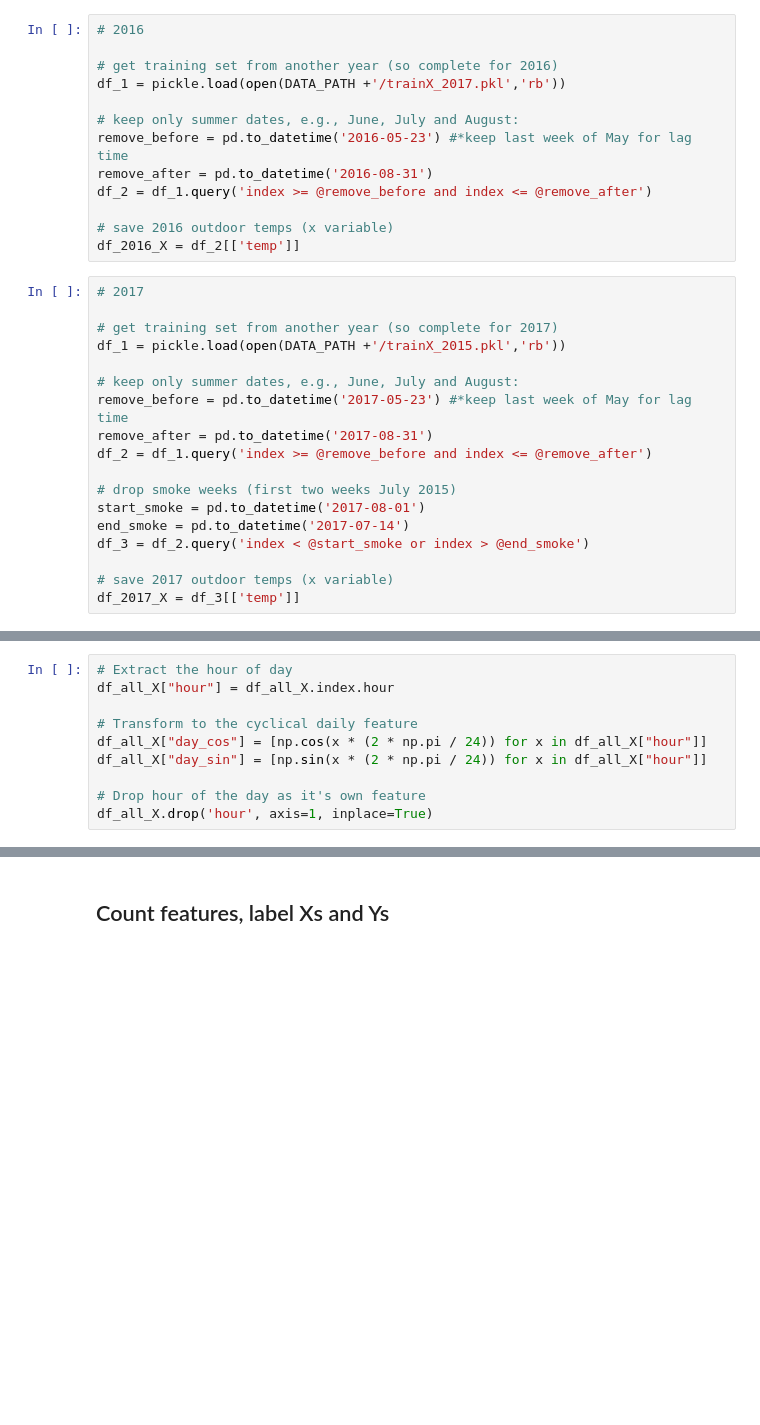
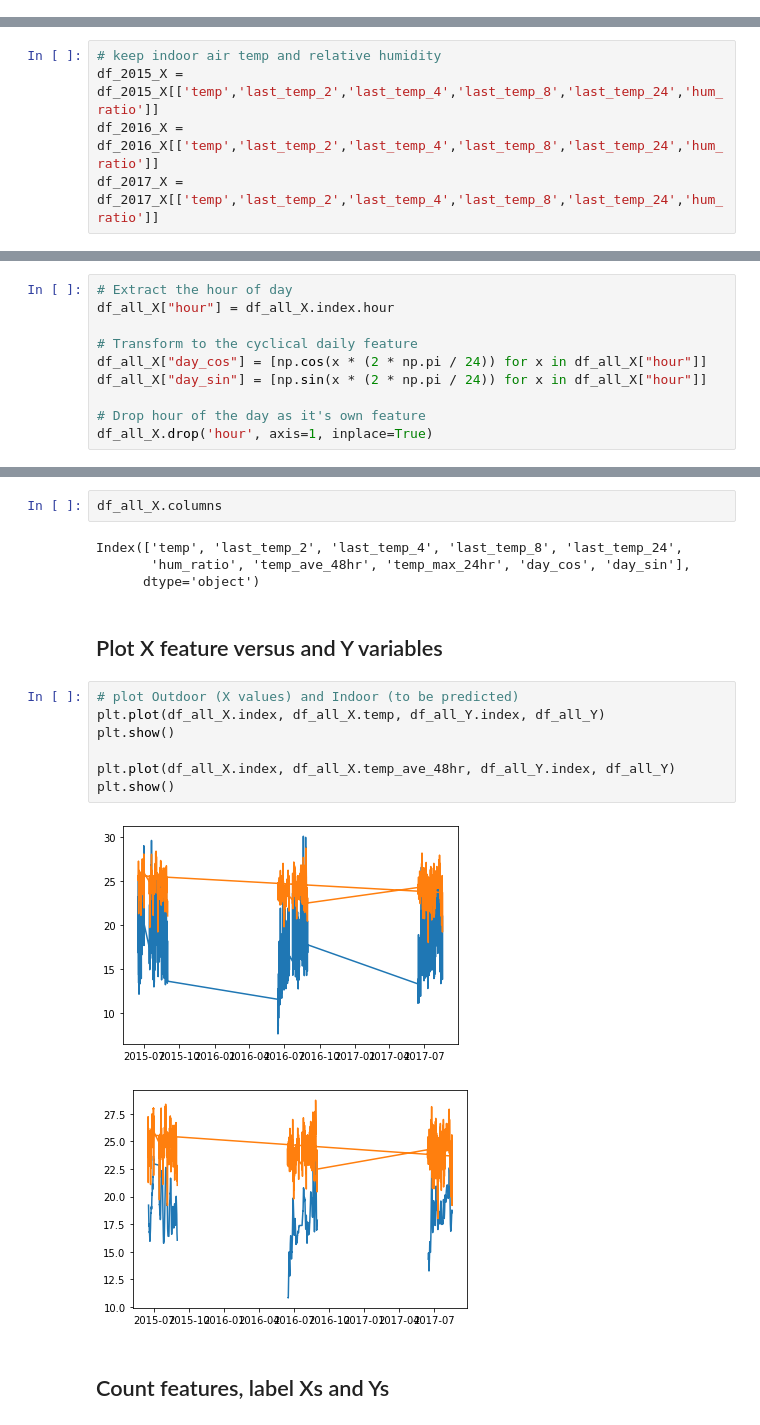
Before and after one commit to eta-lab/cooling-around, a Jupyter notebook: models/model_XGBoost.ipynb, the cells around one changed output, grey strips where cells are left out. Cells and saved outputs as stored; diff of their text form; blank space fills up the shorter version.

Commit message:
organized input data for model

```diff
--- a/models/model_XGBoost.ipynb
+++ b/models/model_XGBoost.ipynb
@@ -133,34 +163,3 @@ df_2015_X = df_3[['temp']]
-# %%
-# 2016
-
-# get training set from another year (so complete for 2016)
-df_1 = pickle.load(open(DATA_PATH +'/trainX_2017.pkl','rb'))
-
-# keep only summer dates, e.g., June, July and August:
-remove_before = pd.to_datetime('2016-05-23') #*keep last week of May for lag time
-remove_after = pd.to_datetime('2016-08-31')
-df_2 = df_1.query('index >= @remove_before and index <= @remove_after')
-
-# save 2016 outdoor temps (x variable)
-df_2016_X = df_2[['temp']]
-# %%
-# 2017
-
-# get training set from another year (so complete for 2017)
-df_1 = pickle.load(open(DATA_PATH +'/trainX_2015.pkl','rb'))
-
-# keep only summer dates, e.g., June, July and August:
-remove_before = pd.to_datetime('2017-05-23') #*keep last week of May for lag time
-remove_after = pd.to_datetime('2017-08-31')
-df_2 = df_1.query('index >= @remove_before and index <= @remove_after')
-
-# drop smoke weeks (first two weeks July 2015)
-start_smoke = pd.to_datetime('2017-08-01')
-end_smoke = pd.to_datetime('2017-07-14')
-df_3 = df_2.query('index < @start_smoke or index > @end_smoke')
-
-# save 2017 outdoor temps (x variable)
-df_2017_X = df_3[['temp']]
 # %%
 # plot all outdoor temperatures in cleaned dataset
 plt.plot(df_2015_X.index, df_2015_X.temp, df_2016_X.index, df_2016_X.temp, df_2017_X.index, df_2017_X.temp)
@@ -203,0 +171,5 @@ plt.show() # Note LSTM assumes the book ends of a gap are adjacent, so it's good
+# %%
+# keep indoor air temp and relative humidity
+df_2015_X = df_2015_X[['temp','last_temp_2','last_temp_4','last_temp_8','last_temp_24','hum_ratio']]
+df_2016_X = df_2016_X[['temp','last_temp_2','last_temp_4','last_temp_8','last_temp_24','hum_ratio']]
+df_2017_X = df_2017_X[['temp','last_temp_2','last_temp_4','last_temp_8','last_temp_24','hum_ratio']]
@@ -223,3 +251,21 @@ df_all_X.drop('hour', axis=1, inplace=True)
+# %%
+df_all_X.columns
+# %% [output]
+Index(['temp', 'last_temp_2', 'last_temp_4', 'last_temp_8', 'last_temp_24',
+       'hum_ratio', 'temp_ave_48hr', 'temp_max_24hr', 'day_cos', 'day_sin'],
+      dtype='object')
+# %% [markdown]
+## Plot X feature versus and Y variables
+# %%
+# plot Outdoor (X values) and Indoor (to be predicted)
+plt.plot(df_all_X.index, df_all_X.temp, df_all_Y.index, df_all_Y)
+plt.show()
+
+plt.plot(df_all_X.index, df_all_X.temp_ave_48hr, df_all_Y.index, df_all_Y)
+plt.show()
+# %% [output]
+[figure, added]
+[figure, added]
 # %% [markdown]
 ## Count features, label Xs and Ys
 # %%
```
Also changed, not shown: parts of 20 cells of this notebook.
